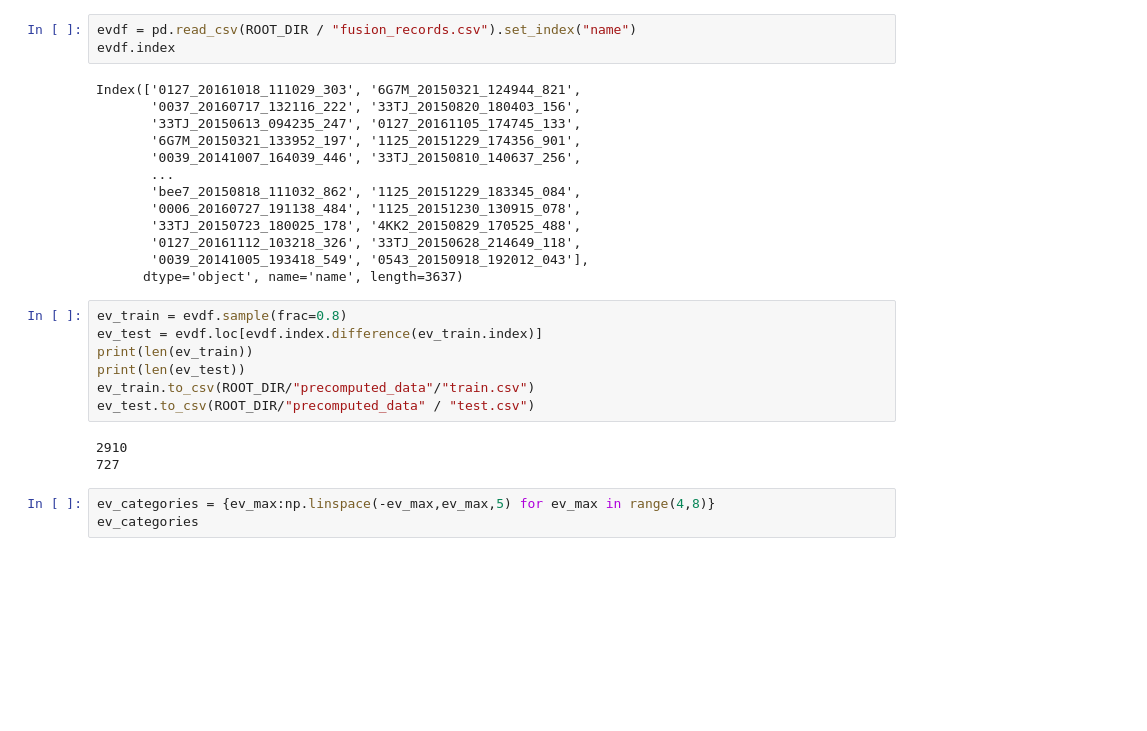
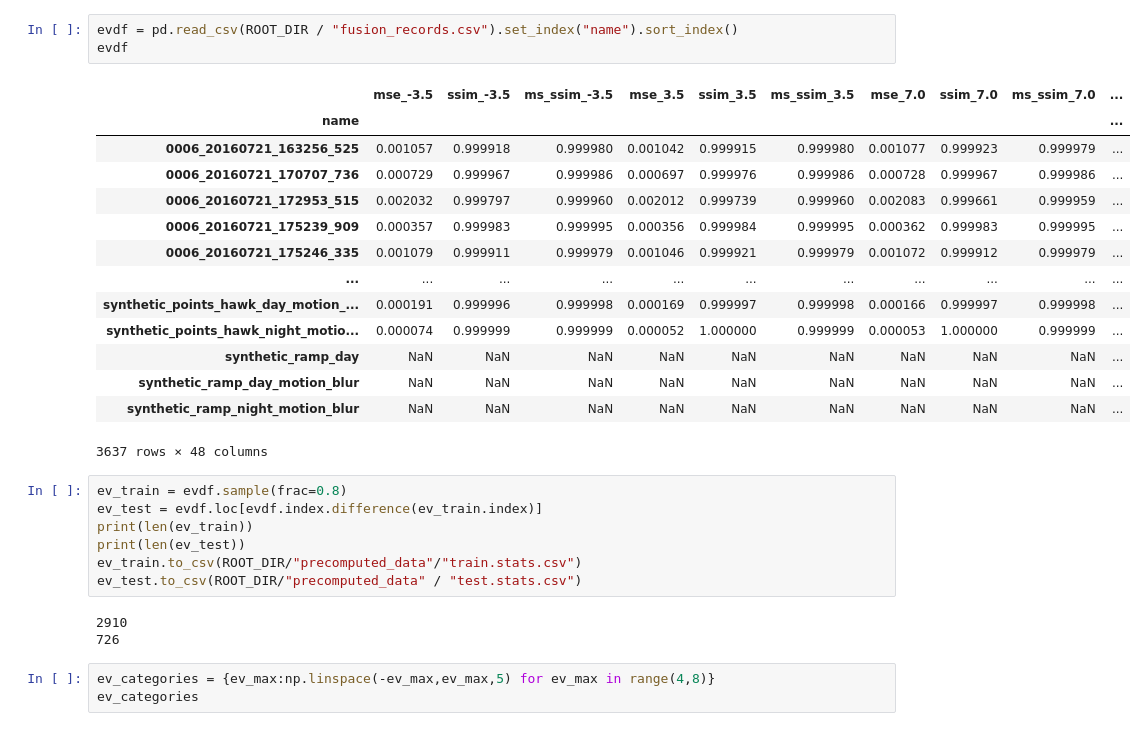
Before and after one commit to smsegal/DHDRNet, a Jupyter notebook: dhdrnet/notebooks/histograms.ipynb, the cells around one changed output. Cells and saved outputs as stored; diff of their text form; blank space fills up the shorter version.

```diff
--- a/dhdrnet/notebooks/histograms.ipynb
+++ b/dhdrnet/notebooks/histograms.ipynb
@@ -14,29 +11,31 @@ The autoreload extension is already loaded. To reload it, use:
 # %%
-evdf = pd.read_csv(ROOT_DIR / "fusion_records.csv").set_index("name")
-evdf.index
+evdf = pd.read_csv(ROOT_DIR / "fusion_records.csv").set_index("name").sort_index()
+evdf
 # %% [output]
+|  | mse_-3.5 | ssim_-3.5 | ms_ssim_-3.5 | mse_3.5 | ssim_3.5 | ms_ssim_3.5 | mse_7.0 | ssim_7.0 | ms_ssim_7.0 | ... |
+| name |  |  |  |  |  |  |  |  |  | ... |
+| 0006_20160721_163256_525 | 0.001057 | 0.999918 | 0.999980 | 0.001042 | 0.999915 | 0.999980 | 0.001077 | 0.999923 | 0.999979 | ... |
+| 0006_20160721_170707_736 | 0.000729 | 0.999967 | 0.999986 | 0.000697 | 0.999976 | 0.999986 | 0.000728 | 0.999967 | 0.999986 | ... |
+| 0006_20160721_172953_515 | 0.002032 | 0.999797 | 0.999960 | 0.002012 | 0.999739 | 0.999960 | 0.002083 | 0.999661 | 0.999959 | ... |
+| 0006_20160721_175239_909 | 0.000357 | 0.999983 | 0.999995 | 0.000356 | 0.999984 | 0.999995 | 0.000362 | 0.999983 | 0.999995 | ... |
+| 0006_20160721_175246_335 | 0.001079 | 0.999911 | 0.999979 | 0.001046 | 0.999921 | 0.999979 | 0.001072 | 0.999912 | 0.999979 | ... |
+| ... | ... | ... | ... | ... | ... | ... | ... | ... | ... | ... |
+| synthetic_points_hawk_day_motion_... | 0.000191 | 0.999996 | 0.999998 | 0.000169 | 0.999997 | 0.999998 | 0.000166 | 0.999997 | 0.999998 | ... |
+| synthetic_points_hawk_night_motio... | 0.000074 | 0.999999 | 0.999999 | 0.000052 | 1.000000 | 0.999999 | 0.000053 | 1.000000 | 0.999999 | ... |
+| synthetic_ramp_day | NaN | NaN | NaN | NaN | NaN | NaN | NaN | NaN | NaN | ... |
+| synthetic_ramp_day_motion_blur | NaN | NaN | NaN | NaN | NaN | NaN | NaN | NaN | NaN | ... |
+| synthetic_ramp_night_motion_blur | NaN | NaN | NaN | NaN | NaN | NaN | NaN | NaN | NaN | ... |
-Index(['0127_20161018_111029_303', '6G7M_20150321_124944_821',
-       '0037_20160717_132116_222', '33TJ_20150820_180403_156',
-       '33TJ_20150613_094235_247', '0127_20161105_174745_133',
-       '6G7M_20150321_133952_197', '1125_20151229_174356_901',
-       '0039_20141007_164039_446', '33TJ_20150810_140637_256',
-       ...
-       'bee7_20150818_111032_862', '1125_20151229_183345_084',
-       '0006_20160727_191138_484', '1125_20151230_130915_078',
-       '33TJ_20150723_180025_178', '4KK2_20150829_170525_488',
-       '0127_20161112_103218_326', '33TJ_20150628_214649_118',
-       '0039_20141005_193418_549', '0543_20150918_192012_043'],
-      dtype='object', name='name', length=3637)
+3637 rows × 48 columns
 # %%
 ev_train = evdf.sample(frac=0.8)
 ev_test = evdf.loc[evdf.index.difference(ev_train.index)]
 print(len(ev_train))
 print(len(ev_test))
-ev_train.to_csv(ROOT_DIR/"precomputed_data"/"train.csv")
-ev_test.to_csv(ROOT_DIR/"precomputed_data" / "test.csv")
+ev_train.to_csv(ROOT_DIR/"precomputed_data"/"train.stats.csv")
+ev_test.to_csv(ROOT_DIR/"precomputed_data" / "test.stats.csv")
 # %% [output]
 2910
-727
+726
 # %%
 ev_categories = {ev_max:np.linspace(-ev_max,ev_max,5) for ev_max in range(4,8)}
 ev_categories
```
Also changed, not shown: parts of 6 cells of this notebook, 9 other files.
